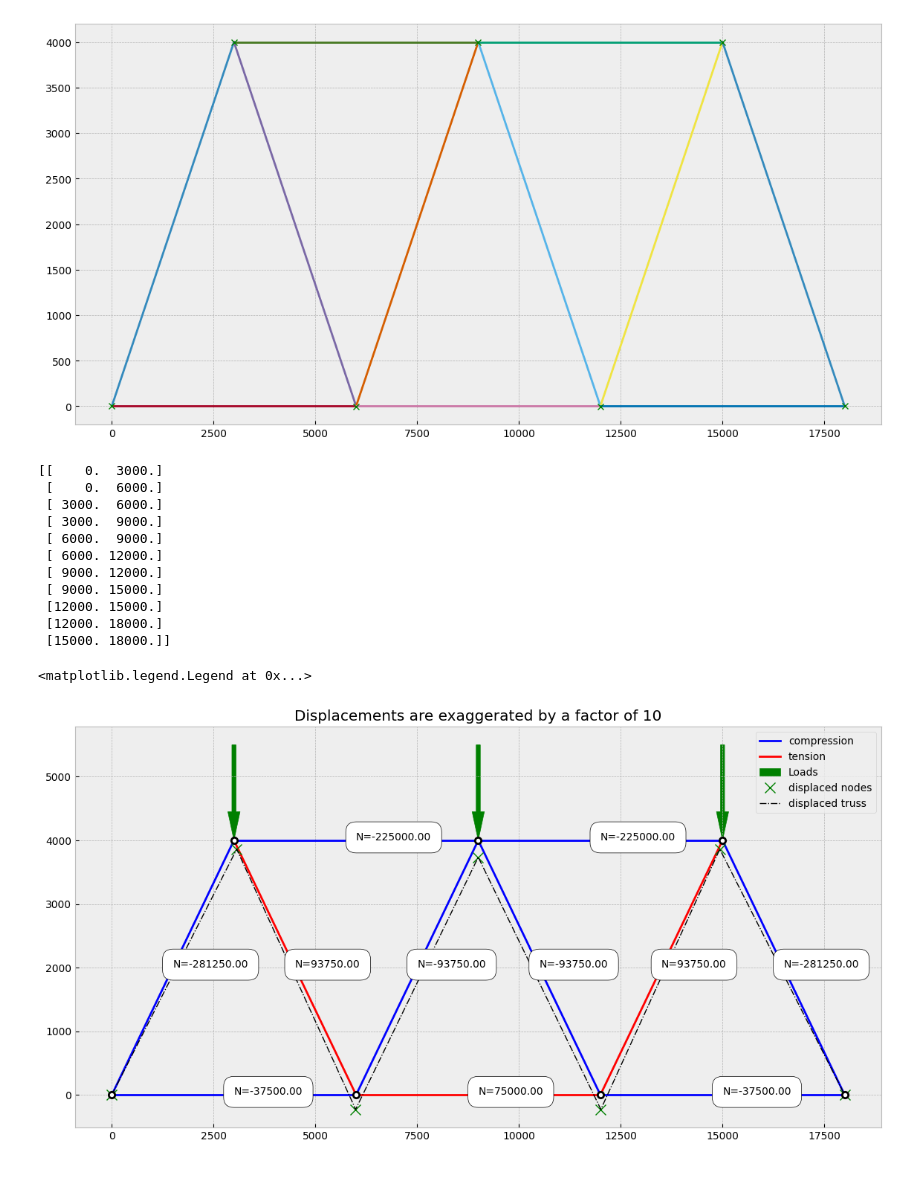
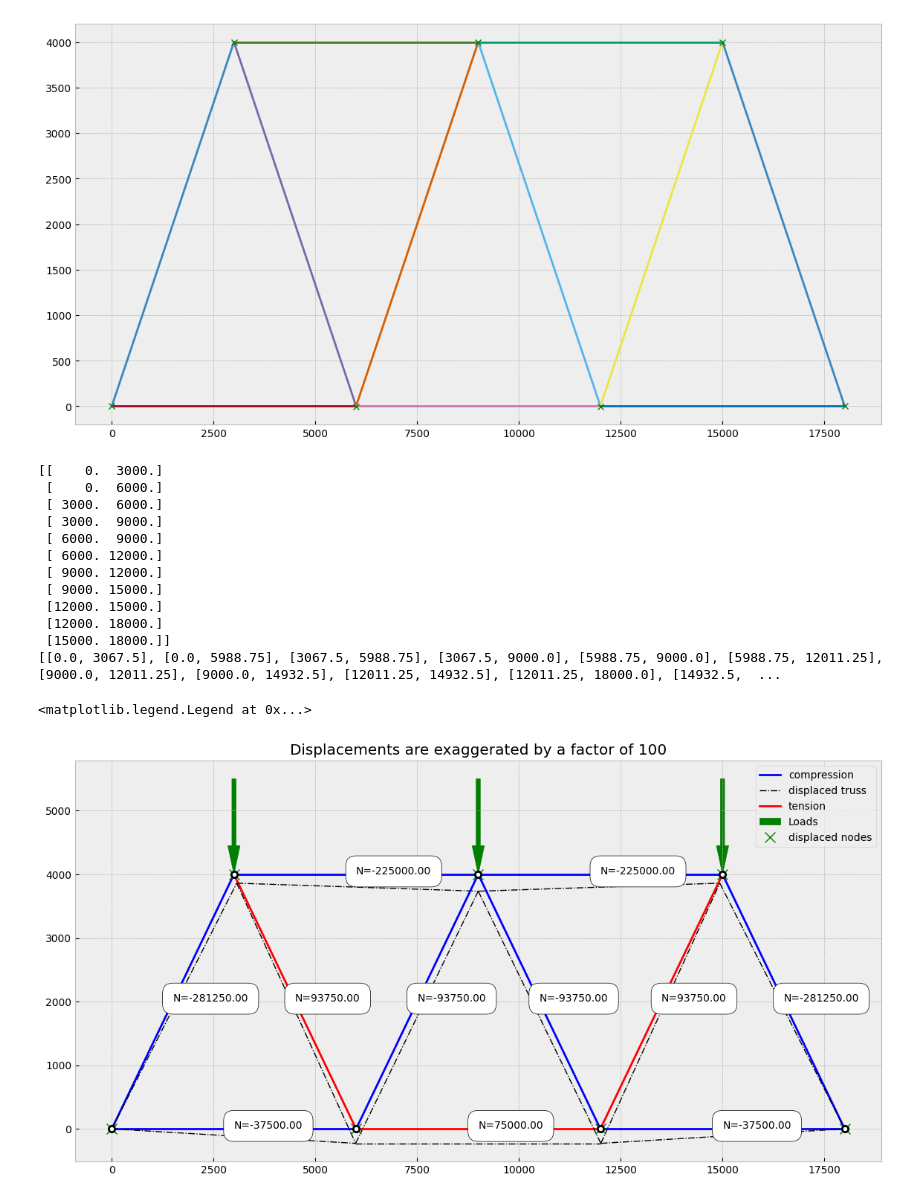
Before and after one commit to LaureToullier/Non-Linear-Analysis, a Jupyter notebook: ASSIGNMENT 1/NLA_Assignement1.ipynb, the cells around one changed output. Drawn from its saved outputs; the diff is of its cells as text; code cells hidden in the pictures.

Commit message:
Treillis complet

```diff
--- a/ASSIGNMENT 1/NLA_Assignement1.ipynb
+++ b/ASSIGNMENT 1/NLA_Assignement1.ipynb
@@ -560,17 +560,42 @@ for u, v in Connectivity:
 nodes_xx = np.array(nodes_xx)
 nodes_yy = np.array(nodes_yy)
 
+
+# Déplacements
+u_vec_array=u_vec.reshape((DDL,2))
+f = 100
+nodes_displ = nodes + u_vec_array
+nodes_displ_exaggerated = nodes + u_vec_array * f
+
+nodes_displ_x=[]
+nodes_displ_y=[]
+for dispx, dispy in nodes_displ:
+    nodes_displ_x.append(dispx)
+    nodes_displ_y.append(dispy)
+
+nodes_displ_x_ex=[]
+nodes_displ_y_ex=[]
+for u, v in Connectivity:
+    x1=nodes_displ_exaggerated[u-1,0]
+    x2=nodes_displ_exaggerated[v-1,0]
+    y1=nodes_displ_exaggerated[u-1,1]
+    y2=nodes_displ_exaggerated[v-1,1]
+    nodes_displ_x_ex.append([x1,x2])
+    nodes_displ_y_ex.append([y1,y2])
+
 print(nodes_xx)
 
 compression_label=False
 tension_label=False
-for nx, ny, axload in zip(nodes_xx, nodes_yy, axial_load):
+displaced_label=False
+for nx, ny, dx, dy, axload in zip(nodes_xx, nodes_yy, nodes_displ_x_ex, nodes_displ_y_ex, axial_load):
     plt.text(
         x=nx.mean(),
         y=ny.mean(),
         s=f"N={axload:.2f}",  # :.2f veut dire deux chiffres après la virgule
         bbox=dict(facecolor='white', edgecolor='black', boxstyle='round, pad=1') # optionnel, elève ça si tu veux
     )
+    # Pour la légende
     if axload > 0:
         color='red'
         label='tension' if tension_label is False else None
@@ -579,61 +604,49 @@ for nx, ny, axload in zip(nodes_xx, nodes_yy, axial_load):
         color='blue'
         label='compression' if compression_label is False else None
         compression_label=True
+
+    # barres
     plt.plot(nx, ny, color=color, linewidth=2, label=label)
-    # arrow, deuxième treillis, couleur selon signe
-    # color en hexdécimal ou
-    # nom de la couleur, couleurs exitantes: https://matplotlib.org/stable/gallery/color/named_colors.html#css-colors
 
-P[1]=[load*np.cos(np.radians(theta_P)),load*np.sin(np.radians(theta_P))]
-P[3]=[load*np.cos(np.radians(theta_P)),load*np.sin(np.radians(theta_P))]
-P[5]=[load*np.cos(np.radians(theta_P)),load*np.sin(np.radians(theta_P))]
+    # barres déplacées
+    plt.plot(dx, dy, '-.', color='k', linewidth=1, label='displaced truss' if displaced_label is False else None)
+    displaced_label = True
+    plt.title(f"Displacements are exaggerated by a factor of {f:.0f}")
 
+# Forces
 force_label = False
 for (nx, ny), (px, py) in zip(nodes, P):
     facteur = 0.01
     plt.arrow(
         x=nx - px*facteur,
         y=ny - py*facteur,
         dx=px*facteur,
         dy=py*facteur,
         color='green', width=100,
         length_includes_head=True,
         label='Loads' if force_label is False else None
     )
     force_label = True
 
-u_vec_array=u_vec.reshape((DDL,2))
-
-f = 100
-nodes_displ=nodes + u_vec_array * f
-
-nodes_displ_x=[]
-nodes_displ_y=[]
-
-for dispx, dispy in nodes_displ:
-    f = 10
-    nodes_displ_x.append(dispx)
-    nodes_displ_y.append(dispy)
-
+# noeuds déplacés
+print(nodes_displ_x_ex)
 plt.plot(nodes_displ_x,nodes_displ_y, 'x', markersize=10, label='displaced nodes', color='Green')  # je pense que tu peux l'enlever
-plt.plot(nodes_displ_x, nodes_displ_y, '-.', color='k', linewidth=1, label='displaced truss')
-plt.title(f"Displacements are exaggerated by a factor of {f:.0f}")
-
 # articulations
 plt.plot(*nodes.T, 'o', mfc='w', mew=2, mec='k')
 
 plt.legend()
 # %% [output]
 [[    0.  3000.]
  [    0.  6000.]
  [ 3000.  6000.]
  [ 3000.  9000.]
  [ 6000.  9000.]
  [ 6000. 12000.]
  [ 9000. 12000.]
  [ 9000. 15000.]
  [12000. 15000.]
  [12000. 18000.]
  [15000. 18000.]]
+[[0.0, 3067.5], [0.0, 5988.75], [3067.5, 5988.75], [3067.5, 9000.0], [5988.75, 9000.0], [5988.75, 12011.25], [9000.0, 12011.25], [9000.0, 14932.5], [12011.25, 14932.5], [12011.25, 18000.0], [14932.5,  ...
 <matplotlib.legend.Legend at 0x...>
-[figure, old version]
+[figure, new version]
```
